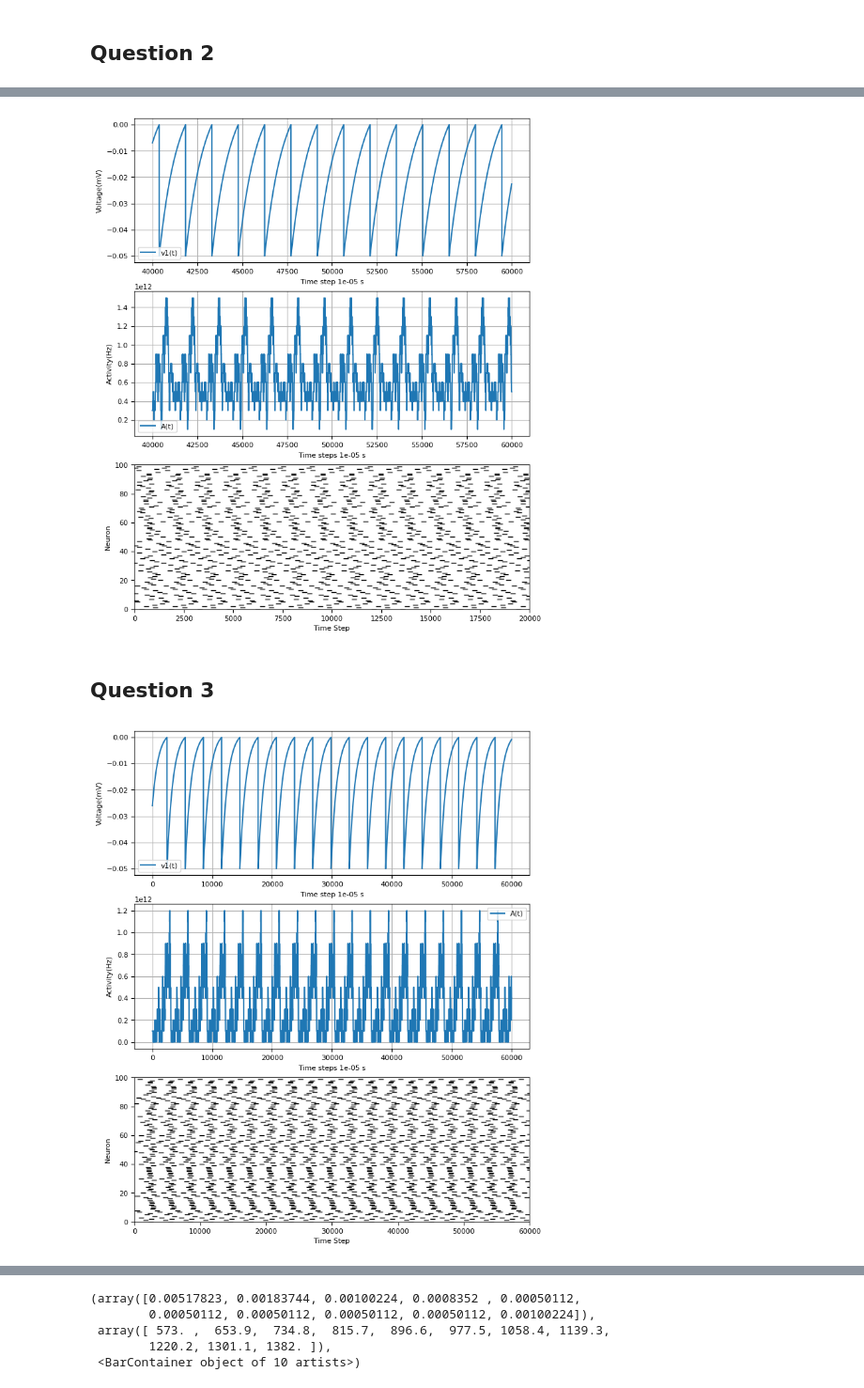
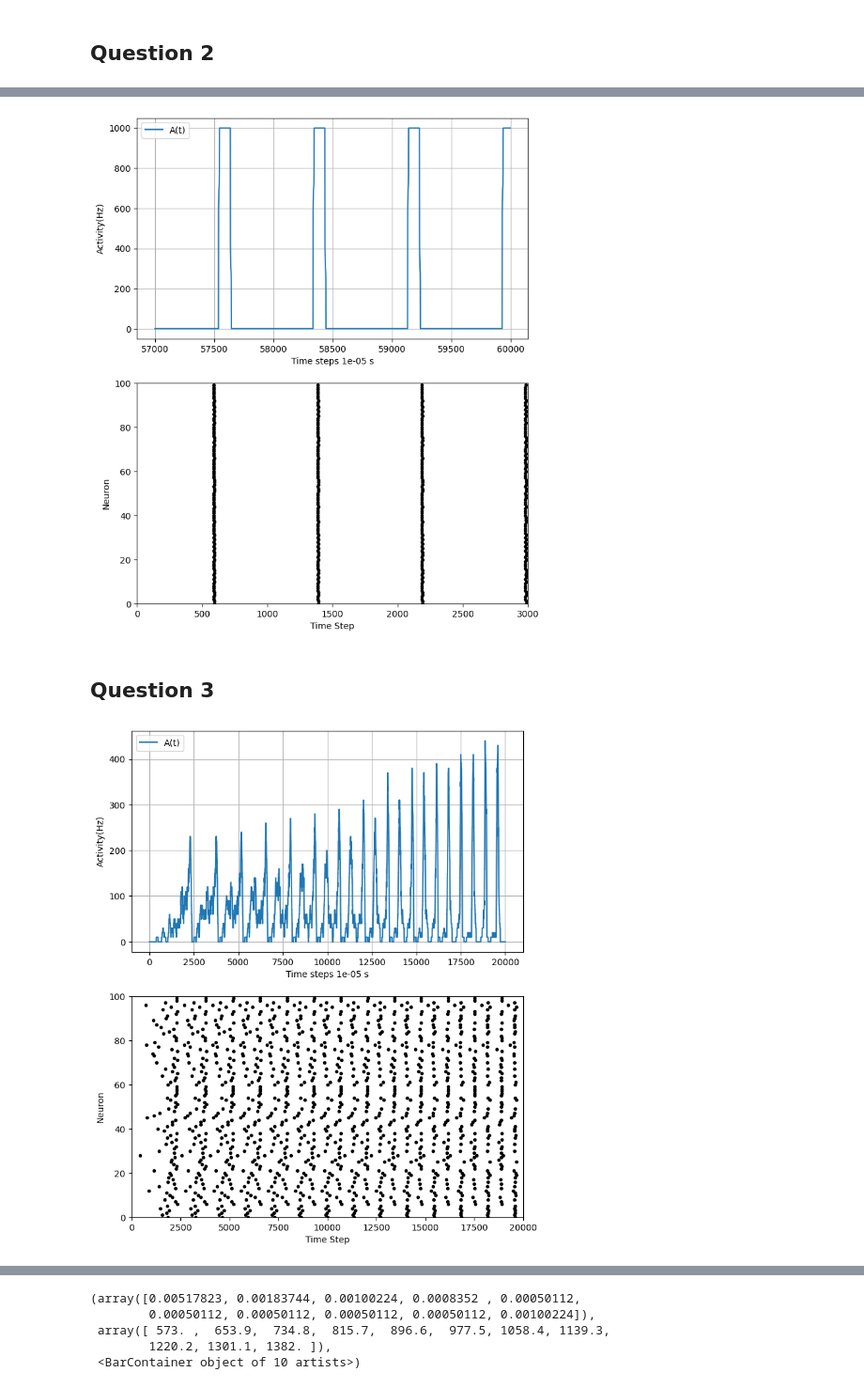
Before and after one commit to NicolasRR/SSHNeurons, a Jupyter notebook: Notebook.ipynb, the cells around one changed output, grey strips where cells are left out. Shown at 94% size. Saved outputs shown, nothing was run; the diff lists cells and outputs as text; code cells hidden in the pictures.

Commit message:
Exo 0 corrected + update on 1 (not finished Activity 2x)

```diff
--- a/Notebook.ipynb
+++ b/Notebook.ipynb
@@ -53,7 +53,7 @@ def raster_plot(ST, ax):
 
         # Plot the firing indices against the neuron index
         ax.scatter(firing_indices, np.full_like(firing_indices, neuron_idx),
-                  color='black', marker='_', linewidth=1)
+                  color='black', marker='.', linewidth=1)
 
     # Set plot limits and labels
     ax.set_xlim([0, num_time_steps])
@@ -62,7 +62,7 @@ def raster_plot(ST, ax):
     ax.set_ylabel('Neuron')
 
     # Show the plot
-def IV_plot(Ie, Vs, t, ax):
+def IV_plot(Ie, Vs, t, ax,dt = 1e-2*b2.ms):
     if not(Ie is None):
       ax.plot(t, Ie, label='Iext(t)')
 
@@ -72,10 +72,10 @@ def IV_plot(Ie, Vs, t, ax):
     ax.grid()
     ax.legend()
 
-def activity_plot(ST, t, ax, tA=1*b2.ms):
-    At = np.array([np.sum(s)/N for s in ST])
-    At = np.convolve(At/dt, np.ones_like(np.linspace(-tA/2, tA/2, int(tA/dt)))/ tA, mode='same')
-    ax.plot(t, At/dt, label='A(t)')
+def activity_plot(ST, t, ax, tA=1*b2.ms,dt = 1e-2*b2.ms,N=100):
+    At = np.array([np.sum(s)/N for s in ST])/dt
+    At = np.convolve(At, np.ones_like(np.linspace(-tA/2, tA/2, int(tA/dt)))/ tA*dt, mode='same')
+    ax.plot(t, At, label='A(t)')
     ax.set_xlabel(f'Time steps {dt} s')
     ax.set_ylabel('Activity(Hz)')
     ax.grid()
@@ -90,9 +90,9 @@ def non_interacting(vi, T=100*b2.ms,unit_time=b2.ms):
     voltages[0] = vi
     # Set the initial condition and time points
     for i in range(0,steps-1):
-        voltages[i+1] = voltages[i]*1e3*b2.mV+unit_time*(-(voltages[i]*b2.mV-V_REST)+MEMBRANE_RESISTANCE*Iext(i,unit_time=unit_time))/MEMBRANE_TIME_SCALE
+        voltages[i+1] = voltages[i]*1e3*b2.mV+unit_time/MEMBRANE_TIME_SCALE*((-voltages[i]*1e3*b2.mV+V_REST)+MEMBRANE_RESISTANCE*Iext(i,unit_time=unit_time))
         firing = escape_function(voltages[i]*1e3*b2.mV)*unit_time
-        voltages[i+1]+=(V_RESET-voltages[i]*1e3*b2.mV)*firing
+        voltages[i+1]+=(V_RESET-voltages[i+1]*1e3*b2.mV)*firing
         spike_train[i]=firing
 
     return voltages, spike_train
@@ -100,7 +100,7 @@ def non_interacting(vi, T=100*b2.ms,unit_time=b2.ms):
 N = 100
 dt = 1e-2*b2.ms
 Vi0 = np.random.uniform(V_RESET,FIRING_THRESHOLD,N)
-Vs0, ST0 = non_interacting(Vi0, unit_time=dt, T=600*b2.ms)
+Vs0, ST0 = non_interacting(Vi0, unit_time=dt, T=100*b2.ms)
 # %%
 steps = Vs0.shape[0]
 t = np.arange(0, steps, 1)
@@ -117,9 +118,8 @@ raster_plot(ST0, ax3)
 # Exercice 1
 ## Question 1
 # %%
-
 tepsilon = 2*b2.ms
-J = 2000*b2.mV
+J = 20*b2.mV
 delta = 5*b2.ms
 
 def synchronous_state(vi, T=600*b2.ms,unit_time=b2.ms, I=0*b2.mA):
@@ -134,11 +134,11 @@ def synchronous_state(vi, T=600*b2.ms,unit_time=b2.ms, I=0*b2.mA):
 
       voltages[i+1]= voltages[i]*1e3*b2.mV+unit_time*(-(voltages[i]*1e3*b2.mV-V_REST-MEMBRANE_RESISTANCE*I)+MEMBRANE_TIME_SCALE*J*epsilonA[i-int(delta/unit_time)]*b2.Hz) / MEMBRANE_TIME_SCALE
       firing = escape_function(voltages[i]*1e3*b2.mV)*unit_time
-      voltages[i+1]+=(V_RESET-voltages[i]*1e3*b2.mV)*firing
+      voltages[i+1]+=(V_RESET-voltages[i+1]*1e3*b2.mV)*firing
       spike_train[i]=firing
       if i*unit_time > delta:
-        epsilonB[i+1] = unit_time*(-epsilonB[i]+np.mean(spike_train[i]))/tepsilon+epsilonB[i]
-        epsilonA[i+1] = unit_time*(-epsilonA[i]+epsilonB[i])/tepsilon+epsilonA[i]
+        epsilonB[i+1] = -unit_time*(epsilonB[i]*b2.Hz)+np.mean(spike_train[i]) /tepsilon +epsilonB[i]*b2.Hz
+        epsilonA[i+1] = unit_time*(-epsilonA[i]+epsilonB[i]) / tepsilon +epsilonA[i]
         #print("ep", epsilonB[i], epsilonA[i],MEMBRANE_TIME_SCALE*J*epsilonA[i]*1e3*b2.Hz, np.mean(voltages[i])*1e3*b2.mV)
     return voltages, spike_train
 # %%
@@ -175,11 +174,10 @@ raster_plot(ST1[0:i200,:], ax3)
 # %%
-
-fig, (ax1, ax2, ax3) = plt.subplots(3, 1, figsize=(8, 10))
-IV_plot(None, Vs1[-1-i30:-1],t[-1-i30:-1], ax1)
-activity_plot(ST1[-1-i30:-1],t[-1-i30:-1],ax2)
-raster_plot(ST1[-1-i30:-1], ax3)
+fig, (ax1, ax2) = plt.subplots(2, 1, figsize=(8, 10))
+#IV_plot(None, Vs1[-1-i30:-1],t[-1-i30:-1], ax1)
+activity_plot(ST1[-1-i30:-1],t[-1-i30:-1],ax1)
+raster_plot(ST1[-1-i30:-1], ax2)
 # %% [output]
-[figure, old version]
+[figure, new version]
 # %% [markdown]
 ## Question 3
 # %%
@@ -190,10 +188,10 @@ Vs2, ST2 = synchronous_state(Vi2, unit_time=dt, T=600*b2.ms, I=-0.25*b2.mA)
 # %%
 steps = Vs1.shape[0]
 t = np.arange(0, steps, 1)
 
-fig, (ax1, ax2, ax3) = plt.subplots(3, 1, figsize=(8, 10))
-IV_plot(None, Vs2,t, ax1)
-activity_plot(ST2,t,ax2)
-raster_plot(ST2, ax3)
+fig, (ax1, ax2) = plt.subplots(2, 1, figsize=(8, 10))
+#IV_plot(None, Vs1[0:i200,:],t[0:i200], ax1)
+activity_plot(ST2[0:i200,:],t[0:i200],ax1)
+raster_plot(ST2[0:i200,:], ax2)
 # %% [output]
-[figure, old version]
+[figure, new version]
```
Also changed, not shown: parts of 9 cells of this notebook.
